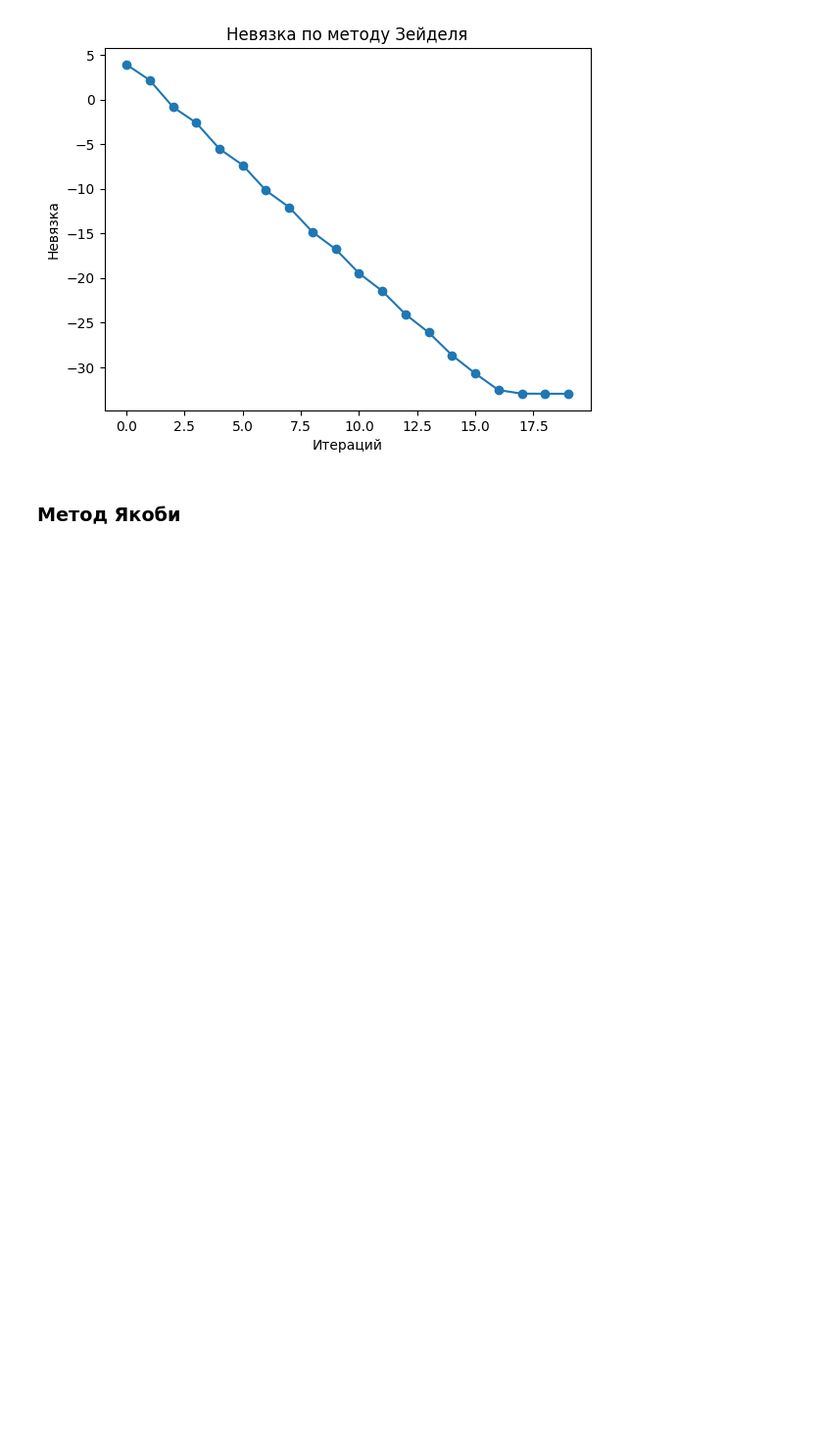
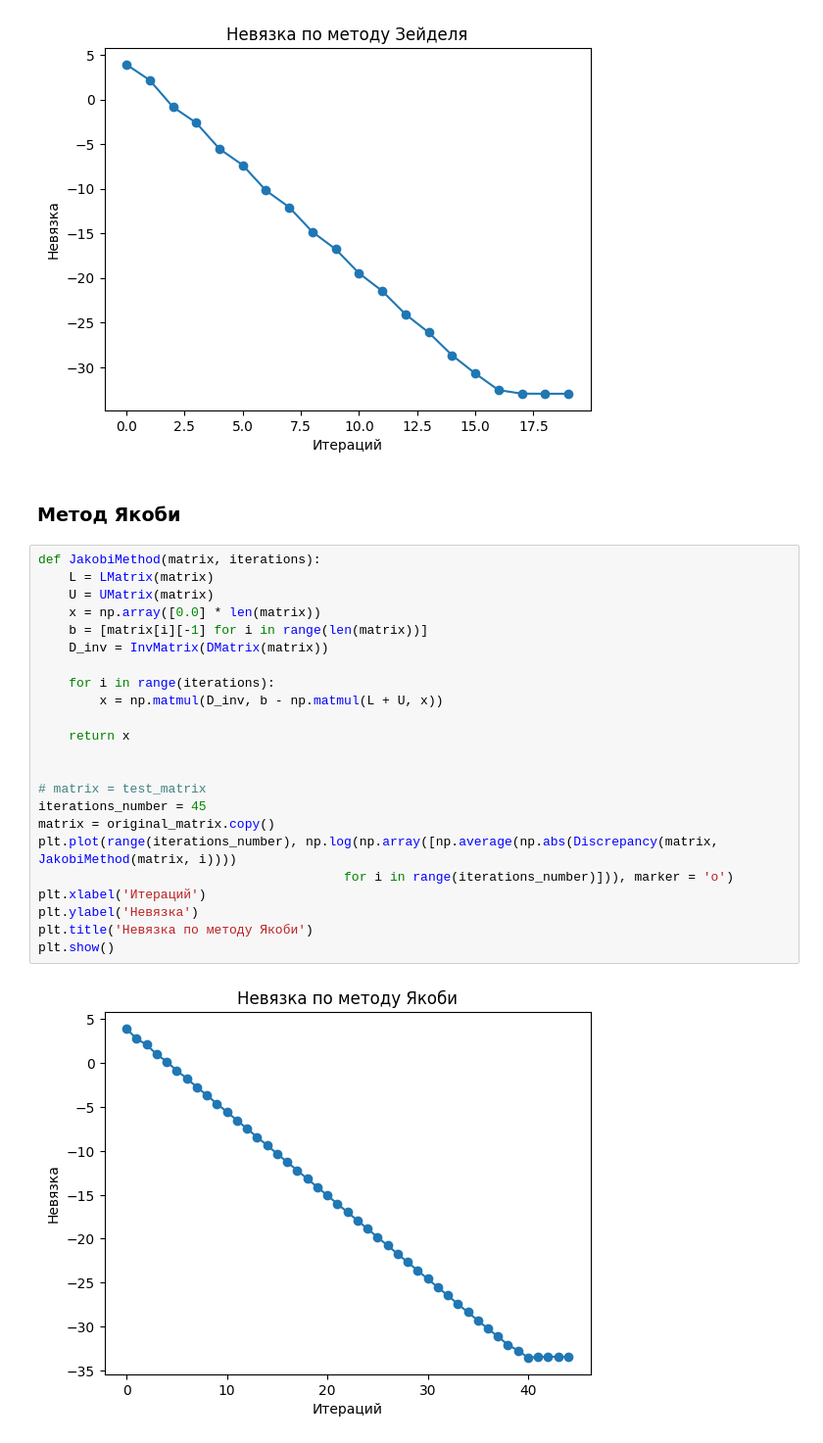
Before and after one commit to alexzhelyapov1/computational_mathematics, a Jupyter notebook: 2.ipynb, the cells around one changed output. Shown at 98% size. Cells and saved outputs as stored; diff of their text form; blank space fills up the shorter version.

```diff
--- a/2.ipynb
+++ b/2.ipynb
@@ -295,3 +297,28 @@ plt.show()
 [figure]
 # %% [markdown]
 ### Метод Якоби
+# %%
+def JakobiMethod(matrix, iterations):
+    L = LMatrix(matrix)
+    U = UMatrix(matrix)
+    x = np.array([0.0] * len(matrix))
+    b = [matrix[i][-1] for i in range(len(matrix))]
+    D_inv = InvMatrix(DMatrix(matrix))
+
+    for i in range(iterations):
+        x = np.matmul(D_inv, b - np.matmul(L + U, x))
+
+    return x
+
+
+# matrix = test_matrix
+iterations_number = 45
+matrix = original_matrix.copy()
+plt.plot(range(iterations_number), np.log(np.array([np.average(np.abs(Discrepancy(matrix, JakobiMethod(matrix, i))))
+                                        for i in range(iterations_number)])), marker = 'o')
+plt.xlabel('Итераций')
+plt.ylabel('Невязка')
+plt.title('Невязка по методу Якоби')
+plt.show()
+# %% [output]
+[figure, added]
```
Also changed, not shown: parts of 6 cells of this notebook.
